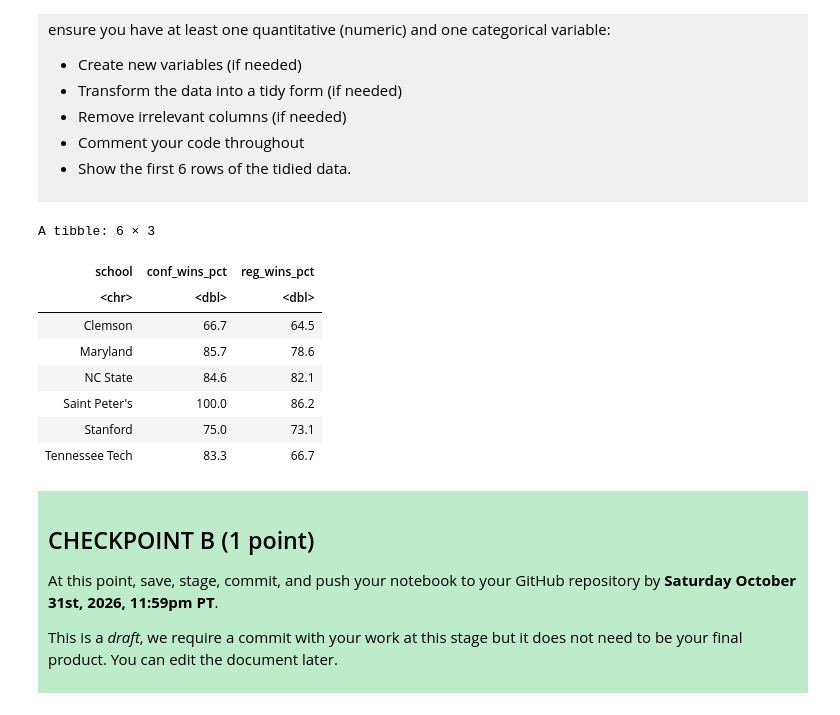
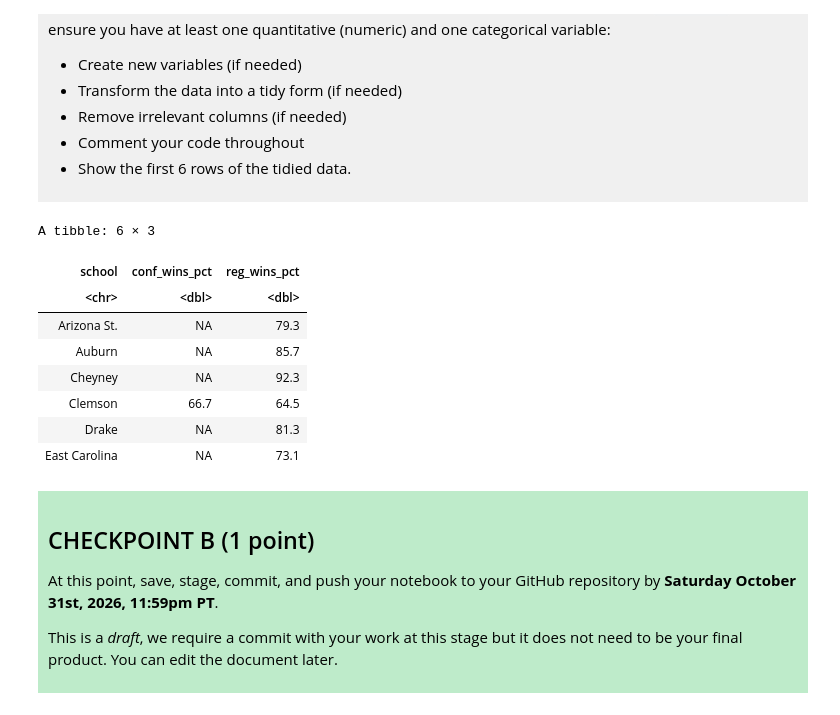
Before and after one commit to rayminade19/dsci-100-project-piyawat-weeradacha, a Jupyter notebook: dsci-100-project-notebook.ipynb, the cells around one changed output. Saved outputs shown, nothing was run; the diff lists cells and outputs as text; code cells hidden in the pictures.

Commit message:
remove drop_na() from Task 3.1 Tidy the data
remove drop_na() from pipe in task 3.1 tidying data since task 4.2 ask for amount of missingness

```diff
--- a/dsci-100-project-notebook.ipynb
+++ b/dsci-100-project-notebook.ipynb
@@ -224,19 +224,18 @@ Produce a tidy data set that could be used to answer your research question usin
 </div>
 # %%
 basketball_cln <- basketball |>
-  select(school, conf_wins_pct, reg_wins_pct) |>
-  drop_na()
+  select(school, conf_wins_pct, reg_wins_pct)
 slice_head(basketball_cln, n = 6)
 # %% [output]
 A tibble: 6 × 3
 | school | conf_wins_pct | reg_wins_pct |
 | <chr> | <dbl> | <dbl> |
+| Arizona St. | NA | 79.3 |
+| Auburn | NA | 85.7 |
+| Cheyney | NA | 92.3 |
 | Clemson | 66.7 | 64.5 |
-| Maryland | 85.7 | 78.6 |
-| NC State | 84.6 | 82.1 |
-| Saint Peter's | 100.0 | 86.2 |
-| Stanford | 75.0 | 73.1 |
-| Tennessee Tech | 83.3 | 66.7 |
+| Drake | NA | 81.3 |
+| East Carolina | NA | 73.1 |
 # %% [markdown]
 <div style="background-color: #beebca; padding: 10px;">
 
```
